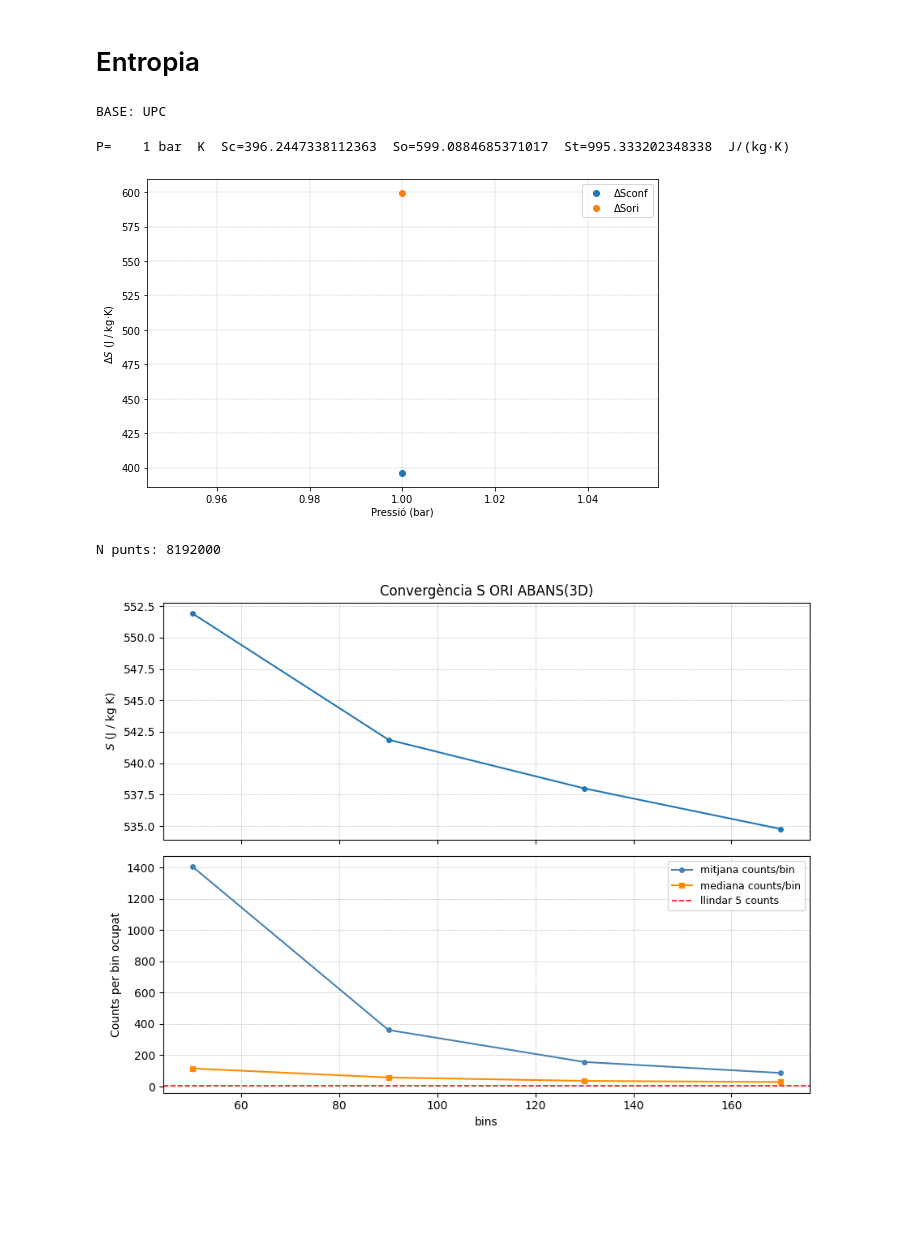
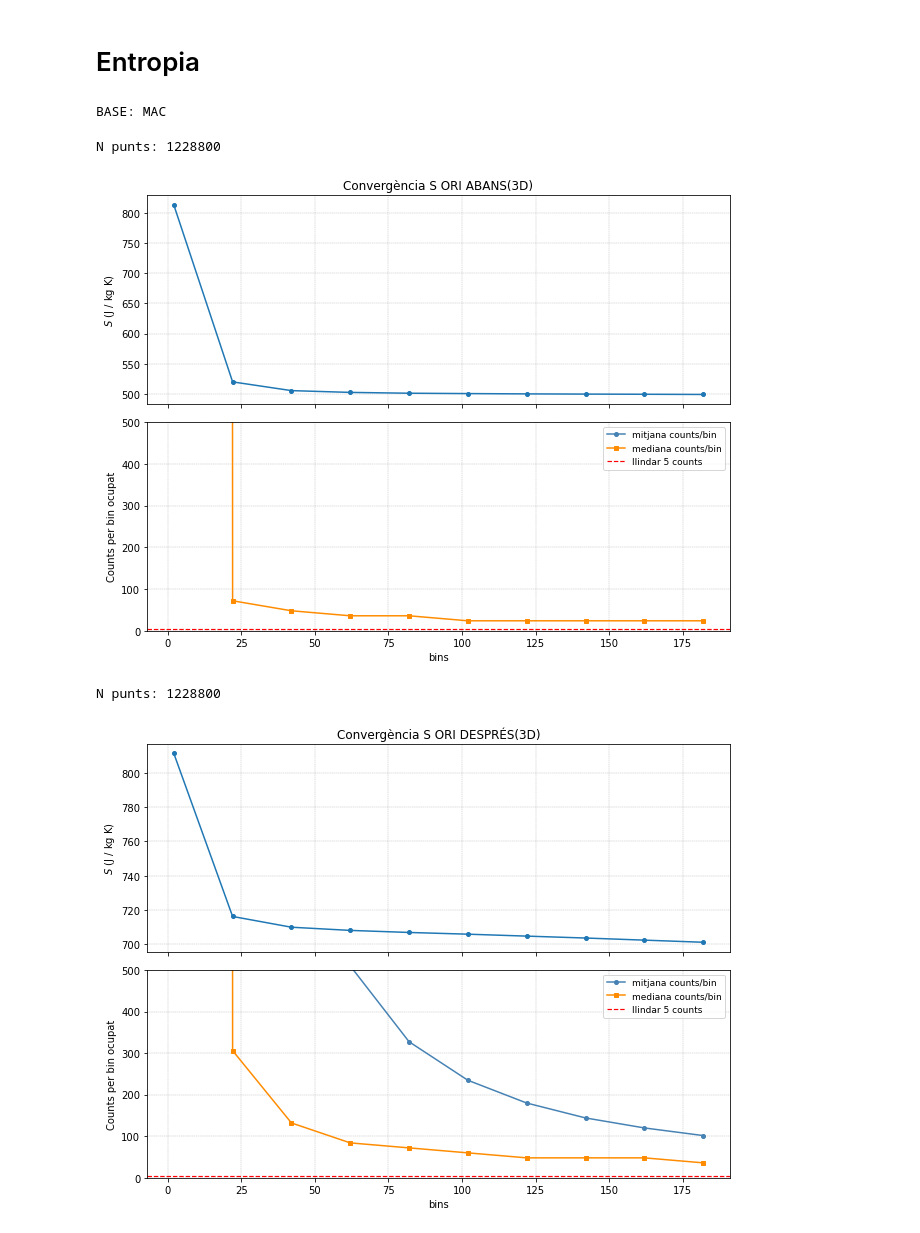
Before and after one commit to aressanu/ENTROPIES-25, a Jupyter notebook: PE.ipynb, the cells around one changed output. Cells and saved outputs as stored; diff of their text form; code cells hidden in the pictures; blank space fills up the shorter version.

```diff
--- a/PE.ipynb
+++ b/PE.ipynb
@@ -134,7 +133,7 @@ else:
 # PARELLES (T_abans, T_despres, P)
 # ==================================================
 parelles = {
-    1:    (400, 375),
+    1:    (475, 480),
     1000: (375, 380),
     2000: (390, 395),
     3000: (395, 400),
@@ -144,12 +143,12 @@ parelles = {
 
 def nou_abans(P):
     t_abans, _ = parelles[P]
-    return f"{NOU}/ang_{t_abans}_{P}.dat"
+    return f"{NOU}/ang_ori_{t_abans}_{P}.dat"
 def nou_despres(P):
     _, t_despres = parelles[P]
     return f"{NOU}/ang_ori_{t_despres}_{P}.dat"
 # %% [output]
-BASE: UPC
+BASE: MAC
 # %%
 # =========================
 # CONSTANTS I CODIS
@@ -283,17 +282,16 @@ resultats = []
 parelles2 = [1]
 
 for P in parelles2:
-    Sc = entropy_conf(nou_abans(P), bins=200)[0] #+ entropy_conf(nou_abans(P), bins=200)[0]
-    #print(entropy_conf(nou_abans(P), bins=200)[2],entropy_conf(nou_abans(P), bins=200)[3])
-    #Sc1 = entropy_conf(nou_abans(P), bins=200)[0]
-    #Sc2 = entropy_conf(nou_abans(P), bins=200)[0]
-    So = entropy_ori(nou_abans(P), bins=20)[0] #+ entropy_ori(nou_abans(P), bins=20)[0]
-    #So1 = entropy_ori(nou_abans(P), bins=20)[0]
-    #So2 = entropy_ori(nou_abans(P), bins=20)[0]
+    Sc = -entropy_conf(nou_abans(P), bins=200)[0] + entropy_conf(nou_despres(P), bins=200)[0]
+    Sc1 = entropy_conf(nou_abans(P), bins=200)[0]
+    Sc2 = entropy_conf(nou_despres(P), bins=200)[0]
+    So = -entropy_ori(nou_abans(P), bins=20)[0] + entropy_ori(nou_despres(P), bins=20)[0]
+    So1 = entropy_ori(nou_abans(P), bins=20)[0]
+    So2 = entropy_ori(nou_despres(P), bins=20)[0]
     St = Sc + So
 
     resultats.append((P, Sc, So, St))
-    #print(f"P={P:5d} bar  K Sc1={Sc1} Sc2={Sc2} Sc={Sc} So1={So1} So2={So2} So={So}  St={St}  J/(kg·K)")
+    print(f"P={P:5d} bar  K Sc1={Sc1} Sc2={Sc2} Sc={Sc} So1={So1} So2={So2} So={So}  St={St}  J/(kg·K)")
     print(f"P={P:5d} bar  K  Sc={Sc}  So={So}  St={St}  J/(kg·K)")
 
 # Plot
@@ -312,9 +310,6 @@ plt.legend()
 plt.grid(True, ls='--', lw=0.4)
 plt.tight_layout()
 plt.show()
-# %% [output]
-P=    1 bar  K  Sc=396.2447338112363  So=599.0884685371017  St=995.333202348338  J/(kg·K)
-[figure, removed]
 # %%
 
 def count_points(fname):
@@ -364,34 +359,46 @@ def convergence_plot_counts(fname, bins_list, entropy_fn=entropy_ori,
         pct_below_list.append(pct_below)
 
     fig, (ax1, ax2) = plt.subplots(2, 1, figsize=(9, 7), sharex=True)
 
     ax1.plot(bins_list, S_list, '-o', ms=4)
     ax1.set_ylabel(r'$S$ (J / kg K)')
     ax1.set_title(label)
     ax1.grid(True, ls='--', lw=0.4)
+    #ax1.set_ylim(0, 500)
 
     ax2.plot(bins_list, mean_list,   '-o', ms=4, color='steelblue',  label='mitjana counts/bin')
     ax2.plot(bins_list, median_list, '-s', ms=4, color='darkorange', label='mediana counts/bin')
     ax2.axhline(threshold, color='red', lw=1.2, ls='--',
                 label=f'llindar {threshold} counts')
     ax2.set_ylabel('Counts per bin ocupat')
     ax2.set_xlabel('bins')
     ax2.legend(fontsize=9)
     ax2.grid(True, ls='--', lw=0.4)
+    ax2.set_ylim(0, 500)
+
 
     plt.tight_layout()
     plt.show()
 
     return (np.array(S_list), np.array(mean_list),
             np.array(median_list), np.array(pct_below_list))
 
 # Per conf (2D) — rang gran
 S_conf, occ_conf, *_ = convergence_plot_counts(
-    nou_abans(1), bins_list=np.arange(50, 200, 40),
-    entropy_fn=entropy_ori,
+    nou_abans(1), bins_list=np.arange(2, 200, 20),
+    entropy_fn=entropy_conf,
     threshold=5,
     label="Convergència S ORI ABANS(3D)"
 )
+
+S_conf, occ_conf, *_ = convergence_plot_counts(
+    nou_despres(1), bins_list=np.arange(2, 200, 20),
+    entropy_fn=entropy_conf,
+    threshold=5,
+    label="Convergència S ORI DESPRÉS(3D)"
+)
 # %% [output]
-N punts: 8192000
+N punts: 1228800
-[figure, old version]
+[figure, new version]
+N punts: 1228800
+[figure, added]
```
Also changed, not shown: parts of 2 cells of this notebook, 2 other files.
